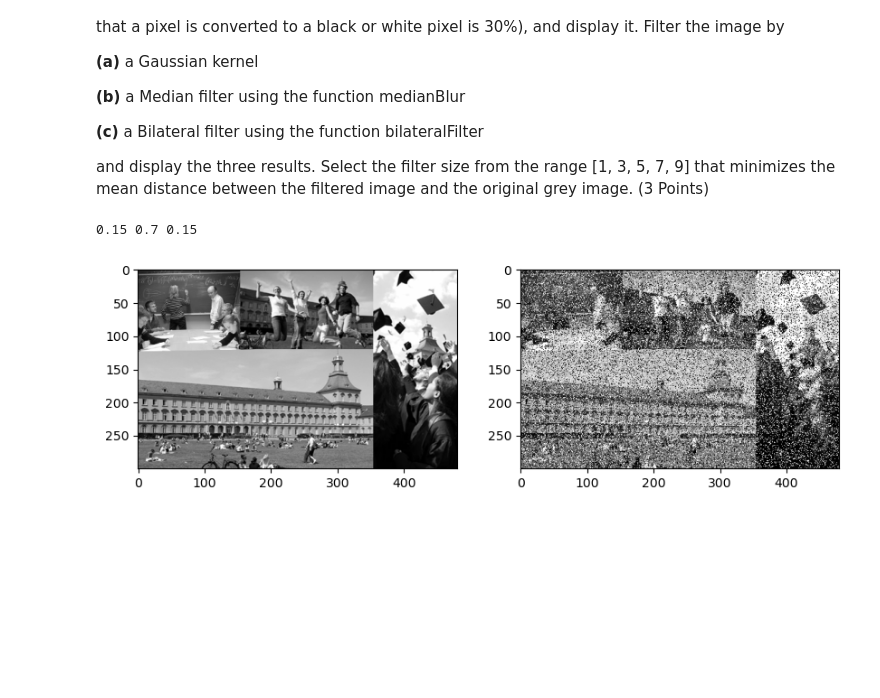
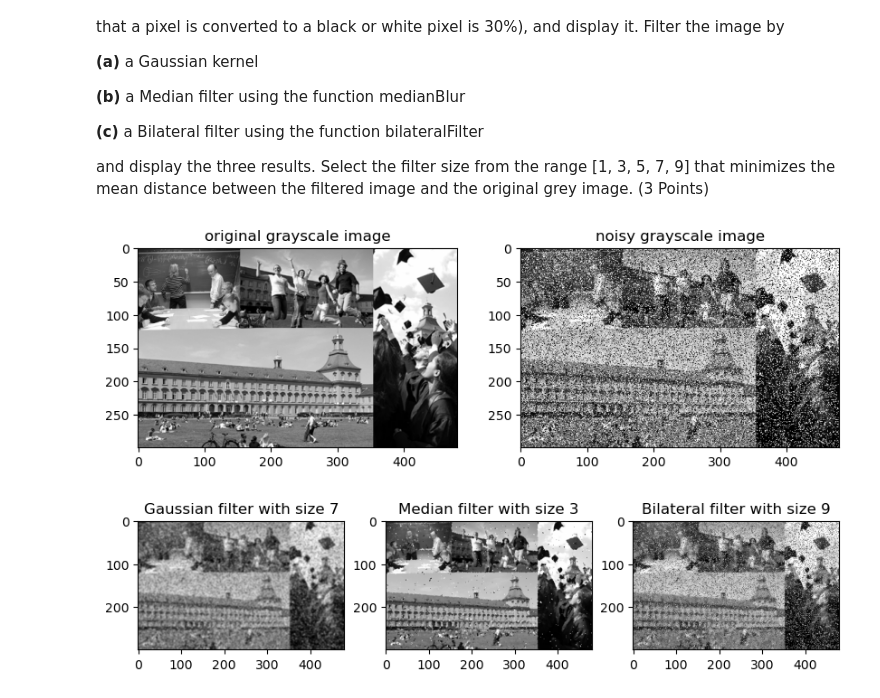
Before and after one commit to Patschwemm/CV_Course, a Jupyter notebook: Sheet01/sheet01.ipynb, the cells around one changed output. Saved outputs shown, nothing was run; the diff lists cells and outputs as text; code cells hidden in the pictures; blank space fills up the shorter version.

```diff
--- a/Sheet01/sheet01.ipynb
+++ b/Sheet01/sheet01.ipynb
@@ -296,46 +278,93 @@ def add_salt_n_pepper_noise(img):
     img_cpy = img.copy()
     prob = 0.3
     # noise array with probabilty 0.3 generated, 0 for salt, 1 for normal, 255 for pepper
-    print(prob/2, 1 - prob, prob/2)
     noise= np.random.choice([0, 1, 255], size=img_cpy.shape, p=[prob/2, 1 - prob, prob/2])
 
     img_cpy[noise == 0] = 0
     img_cpy[noise == 255] = 255
 
     return img_cpy
 
 def compute_mean_distance(img1, img2):
-    difference = img1 - img2
+    difference = np.abs(img1 - img2)
     return difference.mean()
 
-def select_best_filtersize(img, filter_sizes, ftn, **kwargs):
+def compare_gaussian_filtersize(img_gray, img_noise, best_gaussian_mean, filtersize):
+    # copy for destination array
+    filtered_img = np.zeros_like(img_gray)
+    # use GaussianBlur function
+    filtered_img = cv.GaussianBlur(img_noise, ksize=[filtersize,filtersize], sigmaX=0, sigmaY=0)
+    # compute mean
+    mean_diff = compute_mean_distance(img_gray.astype(int), filtered_img)
+    # if new filter mean is smaller replace current list
+    if mean_diff < best_gaussian_mean[0]:
+        best_gaussian_mean = [mean_diff, filtersize, filtered_img]
 
-    # list to save and compare best mean and save mean, filtersize, and img
-    best_mean_filter = [np.infty, 0, None]
+    return best_gaussian_mean
 
-    # loop through filter sizes
-    for i in filter_sizes:
-        filtered_img = ftn(img, i, **kwargs)
-        mean_diff = (img - filtered_img).mean()
-        if best_mean_filter[0] > mean_diff:
-            best_mean_filter = mean_diff
+def compare_median_filtersize(img_gray, img_noise, best_median_mean, filtersize):
+    # copy for destination array
+    filtered_img = np.zeros_like(img_gray)
+    # use medianBlur function
+    filtered_img = cv.medianBlur(img_noise, ksize=filtersize)
+    #compute mean
+    mean_diff = compute_mean_distance(img_gray.astype(int), filtered_img)
+    # if new filter mean is smaller replace current list
+    if mean_diff < best_median_mean[0]:
+        best_median_mean = [mean_diff, filtersize, filtered_img]
 
+    return best_median_mean
 
+def compare_bilateral_filtersize(img_gray, img_noise, best_bilat_mean, filtersize):
+    # copy for destination array
+    filtered_img = np.zeros_like(img_gray)
+    # use bilateralFilter function
+    filtered_img = cv.bilateralFilter(img_noise, d=filtersize, sigmaColor=80, sigmaSpace=80)
+    #compute mean
+    mean_diff = compute_mean_distance(img_gray.astype(int), filtered_img)
+    # if new filter mean is smaller replace current list
+    if mean_diff < best_bilat_mean[0]:
+        best_bilat_mean = [mean_diff, filtersize, filtered_img]
 
+    return best_bilat_mean
 
 
 def task7():
     # Your implementation of task 7
     img_gray = cv.cvtColor(img, cv.COLOR_BGR2GRAY)
     img_gray_noise = add_salt_n_pepper_noise(img_gray)
     filter_sizes = [1, 3, 5, 7, 9]
 
-    _, ax = plt.subplots(1, 2, figsize=(10, 10))
-    ax[0].imshow(img_gray, cmap="gray")
-    ax[1].imshow(img_gray_noise, cmap="gray")
+    # a) Gaussian kernel
+    # list to save and compare best mean and save mean, filtersize, and img
+    best_gaussian, best_median, best_bilat = [np.infty, 0, None], [np.infty, 0, None], [np.infty, 0, None]
+    for f in filter_sizes:
+        best_gaussian = compare_gaussian_filtersize(
+            img_gray, img_gray_noise, best_gaussian, f
+            )
+        best_median = compare_median_filtersize(
+            img_gray, img_gray_noise, best_median, f
+            )
+        best_bilat = compare_bilateral_filtersize(
+            img_gray, img_gray_noise, best_bilat, f
+            )
+
+    _, ax1 = plt.subplots(1, 2, figsize=(10, 10))
+    ax1[0].set_title("original grayscale image")
+    ax1[0].imshow(img_gray, cmap="gray")
+    ax1[1].set_title("noisy grayscale image")
+    ax1[1].imshow(img_gray_noise, cmap="gray")
+
+    _, ax2 = plt.subplots(1, 3, figsize=(10, 10))
+    ax2[0].set_title(f"Gaussian filter with size {best_gaussian[1]}")
+    ax2[0].imshow(best_gaussian[2], cmap="gray")
+    ax2[1].set_title(f"Median filter with size {best_median[1]}")
+    ax2[1].imshow(best_median[2], cmap="gray")
+    ax2[2].set_title(f"Bilateral filter with size {best_bilat[1]}")
+    ax2[2].imshow(best_bilat[2], cmap="gray")
 
 
 task7()
 # %% [output]
-0.15 0.7 0.15
-[figure, old version]
+[figure, new version]
+[figure, added]
```
Also changed, not shown: parts of 8 cells of this notebook, 1 other file.
